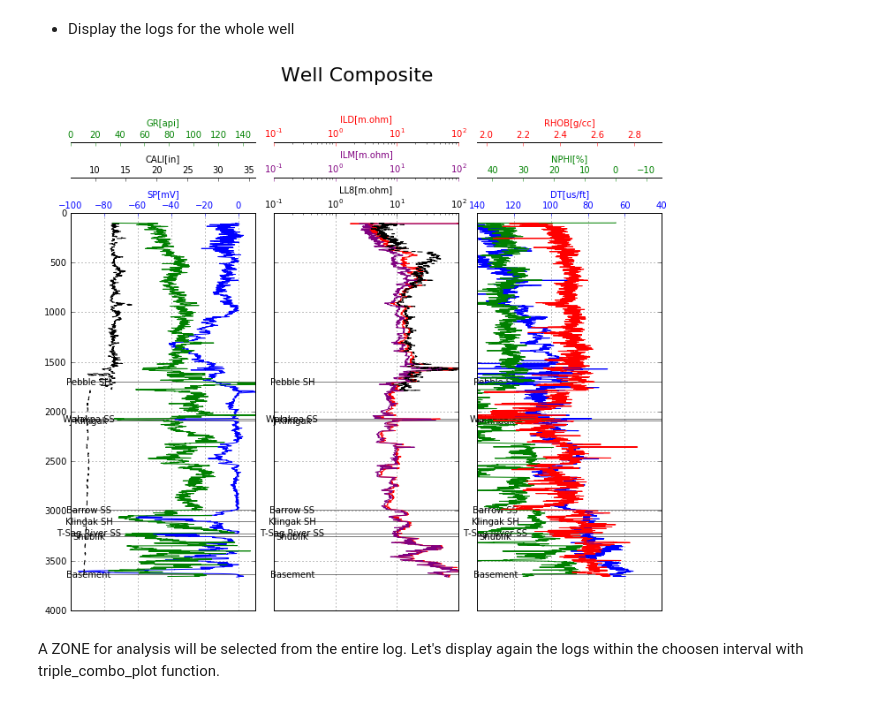
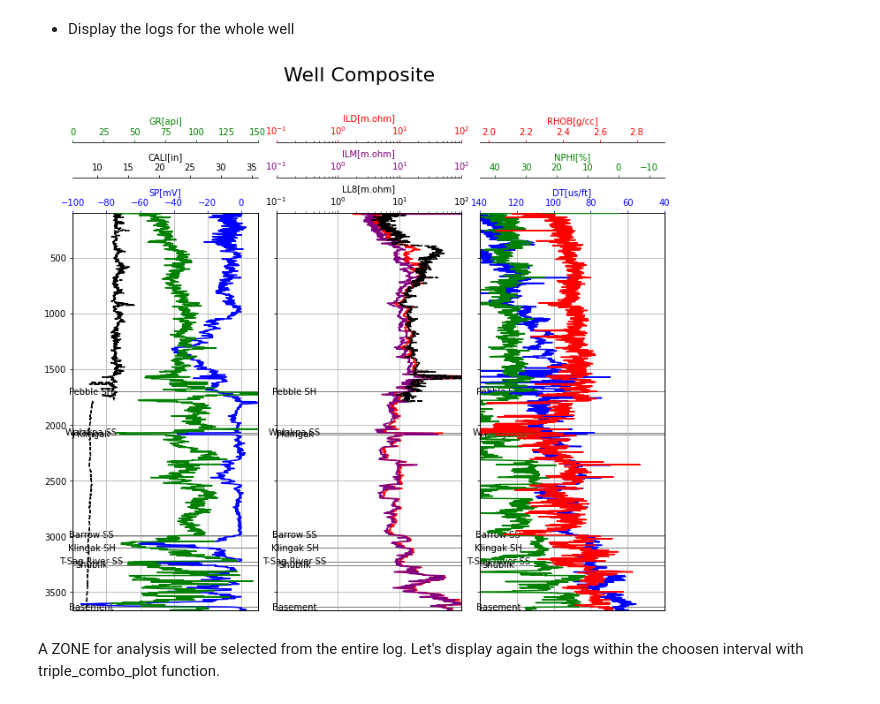
Before and after one commit to lsaif/Basic-Well-Log-Interpretation, a Jupyter notebook: Basic_well_log_interpretation.ipynb, the cells around one changed output. Drawn from its saved outputs; the diff is of its cells as text; code cells hidden in the pictures.

```diff
--- a/Basic_well_log_interpretation.ipynb
+++ b/Basic_well_log_interpretation.ipynb
@@ -13,16 +26,18 @@ The Walakpa1 Well is part of the USGS Open File Report 00-200 public dataset.
 Import data from text file into a pandas Dataframe called: "data".<br>
 Null data (-999.00000) will be replace by numpy.nan and M__DEPTH changed with DEPT (much common abrevation in las files)</p>
 # %%
-%matplotlib inline
-
+import lasio
 import pandas as pd
 import numpy as np
+import sys
+import os
 import matplotlib.pyplot as plt
 
-data=pd.read_table('WA1.txt', delim_whitespace=True, index_col='M__DEPTH')
+source_dir = '/content/drive/My Drive/WellLogInterpretation/'
+lasfile = 'WA1.LAS'
+topsfile = 'WA1_tops.csv'
 
-data=data.replace('-999.00000',np.nan)
-
-data=data.rename(columns=({'M__DEPTH':'DEPT'}))
-data['DEPT']=data.index
+data = lasio.read(f"/{source_dir}/{lasfile}").df()
+data = data.replace('-999.00000',np.nan)
+data.index.names = ['DEPT']
 # %% [markdown]
@@ -34,3 +46,5 @@ tops_depths=(100,1701,2071,2087,2990, 3102,3224,3258,3633)
+# %%
+tops = pd.read_csv(f"/{source_dir}/{topsfile}", sep =';')
 # %% [markdown]
 ### 2.  Display the logs
 
@@ -47,7 +61,8 @@ In the next code lines, we will set the template.
 # Create the figure and subplots
 def triple_combo_plot(top_depth,bottom_depth):
 
-    logs=data[(data.DEPT >= top_depth) & (data.DEPT <= bottom_depth)]
+    logs = data[(data.index >= top_depth) & (data.index <= bottom_depth)]
+    logs.DEPT = logs.index
     fig, ax = plt.subplots(nrows=1, ncols=3, figsize=(12,10), sharey=True)
     fig.suptitle("Well Composite", fontsize=22)
     fig.subplots_adjust(top=0.75,wspace=0.1)
@@ -58,7 +73,7 @@ def triple_combo_plot(top_depth,bottom_depth):
         axes.invert_yaxis()
         axes.yaxis.grid(True)
         axes.get_xaxis().set_visible(False)
-        for (i,j) in zip(tops_depths,tops):
+        for (i,j) in zip(tops['Depth'],tops['Tops']):
             if ((i>=top_depth) and (i<=bottom_depth)):
                 axes.axhline(y=i, linewidth=0.5, color='black')
                 axes.text(0.1, i ,j, horizontalalignment='center',verticalalignment='center')
@@ -75,14 +90,14 @@ def triple_combo_plot(top_depth,bottom_depth):
     ax01.tick_params(axis='x', colors='blue')
     ax01.grid(True)
 
-    ax02=ax[0].twiny()
+    ax02 = ax[0].twiny()
     ax02.set_xlim(6,36)
     ax02.plot(logs.CALI, logs.DEPT, '--', label='CALN[in]', color='black')
     ax02.spines['top'].set_position(('outward',40))
     ax02.set_xlabel('CALI[in]',color='black')
     ax02.tick_params(axis='x', colors='black')
 
-    ax03=ax[0].twiny()
+    ax03 = ax[0].twiny()
     ax03.set_xlim(0,150)
     ax03.plot(logs.GR, logs.DEPT, label='GR[api]', color='green')
     ax03.spines['top'].set_position(('outward',80))
@@ -91,7 +106,7 @@ def triple_combo_plot(top_depth,bottom_depth):
 
 #2nd track: Resistivities
 
-    ax11=ax[1].twiny()
+    ax11 = ax[1].twiny()
     ax11.set_xlim(0.1,100)
     ax11.set_xscale('log')
     ax11.grid(True)
@@ -100,7 +115,7 @@ def triple_combo_plot(top_depth,bottom_depth):
     ax11.plot(logs.ILD, logs.DEPT, label='ILD[m.ohm]', color='red')
     ax11.tick_params(axis='x', colors='red')
 
-    ax12=ax[1].twiny()
+    ax12 = ax[1].twiny()
     ax12.set_xlim(0.1,100)
     ax12.set_xscale('log')
     ax12.plot(logs.ILM, logs.DEPT, label='ILM[m.ohm]', color='purple')
@@ -108,7 +123,7 @@ def triple_combo_plot(top_depth,bottom_depth):
     ax12.set_xlabel('ILM[m.ohm]', color='purple')
     ax12.tick_params(axis='x', colors='purple')
 
-    ax13=ax[1].twiny()
+    ax13 = ax[1].twiny()
     ax13.set_xlim(0.1,100)
     ax13.set_xscale('log')
     ax13.plot(logs.LL8, logs.DEPT, '--',label='LL8[m.ohm]', color='black')
@@ -119,7 +134,7 @@ def triple_combo_plot(top_depth,bottom_depth):
 
 #3rd track: DT, RHOB, NPHI track
 
-    ax21=ax[2].twiny()
+    ax21 = ax[2].twiny()
     ax21.grid(True)
     ax21.set_xlim(140,40)
     ax21.spines['top'].set_position(('outward',0))
@@ -128,7 +143,7 @@ def triple_combo_plot(top_depth,bottom_depth):
     ax21.set_xlabel('DT[us/ft]', color='blue')
     ax21.tick_params(axis='x', colors='blue')
 
-    ax22=ax[2].twiny()
+    ax22 = ax[2].twiny()
     ax22.set_xlim(-15,45)
     ax22.invert_xaxis()
     ax22.plot(logs.NPHI, logs.DEPT, label='NPHI[%]', color='green')
@@ -136,7 +151,7 @@ def triple_combo_plot(top_depth,bottom_depth):
     ax22.set_xlabel('NPHI[%]', color='green')
     ax22.tick_params(axis='x', colors='green')
 
-    ax23=ax[2].twiny()
+    ax23 = ax[2].twiny()
     ax23.set_xlim(1.95,2.95)
     ax23.plot(logs.RHOB, logs.DEPT ,label='RHOB[g/cc]', color='red')
     ax23.spines['top'].set_position(('outward',80))
@@ -149,9 +164,9 @@ def triple_combo_plot(top_depth,bottom_depth):
 # %%
 #%matplotlib nbagg
 
-triple_combo_plot(data.DEPT.min(),data.DEPT.max())
+triple_combo_plot(data.index.min(),data.index.max())
 # %% [output]
-[figure, old version]
+[figure, new version]
 # %% [markdown]
 A ZONE for analysis will be selected from the entire log. Let's display again the logs within the choosen interval with triple_combo_plot function.
 # %% [markdown]
```
Also changed, not shown: parts of 8 cells of this notebook.
